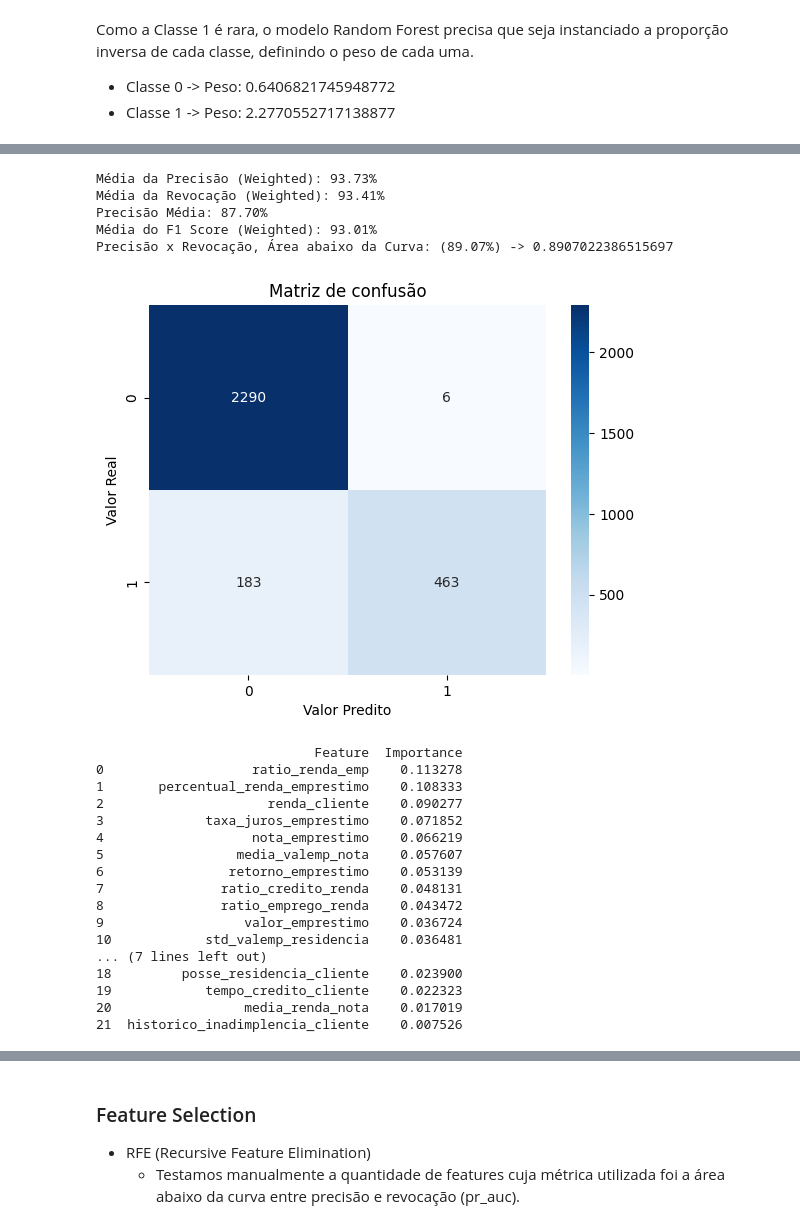
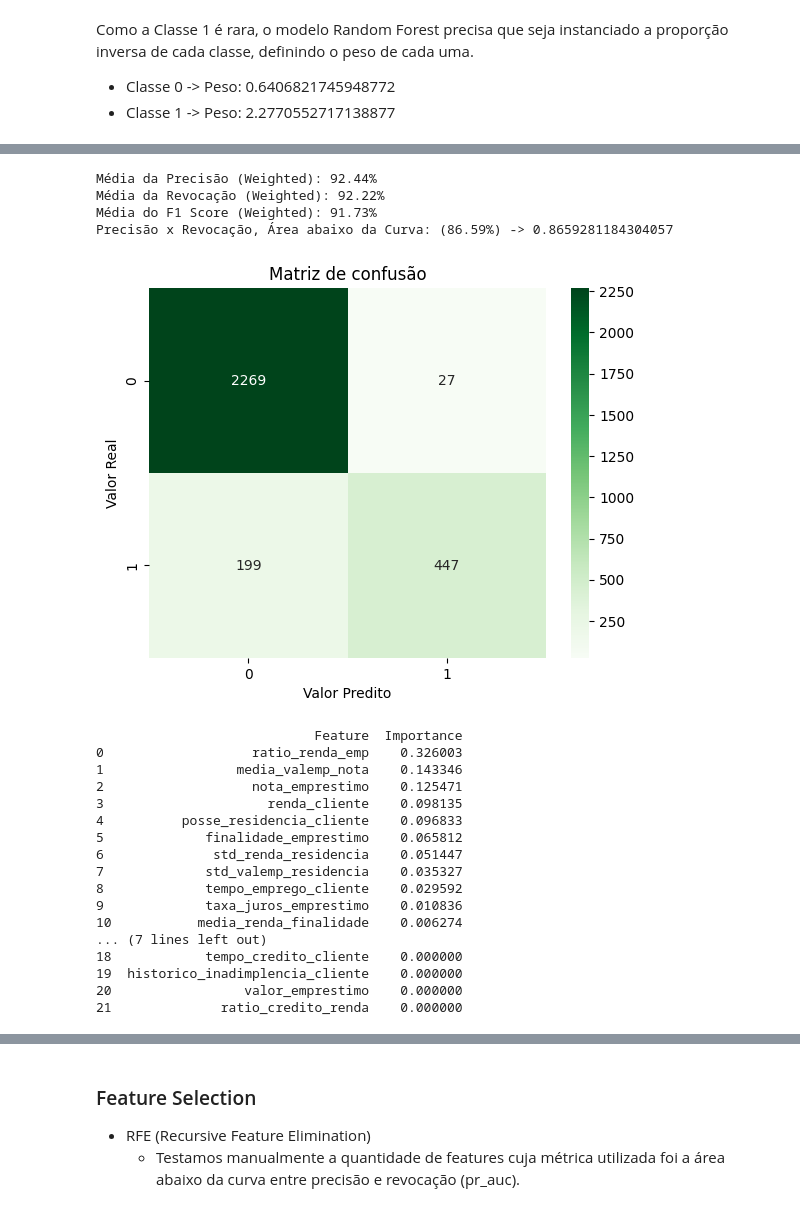
Before and after one commit to GBibiano/risco-credito, a Jupyter notebook: modelagem.ipynb, the cells around one changed output, grey strips where cells are left out. Drawn from its saved outputs; the diff is of its cells as text; code cells hidden in the pictures.

```diff
--- a/modelagem.ipynb
+++ b/modelagem.ipynb
@@ -292,13 +271,3 @@ df.head(15)
 | 13 | 26 | 108160 | Alugada | 4 | Educação | ... |
 | 14 | 23 | 115000 | Alugada | 2 | Educação | ... |
 15 rows × 23 columns
-# %%
-# instanciando o LabelEncoder
-label_encoder_residencia = LabelEncoder()
-label_encoder_finalidade_emp = LabelEncoder()
-label_encoder_nota_emprestimo = LabelEncoder()
-
-# encoding de features categóricas
-df.posse_residencia_cliente = label_encoder_residencia.fit_transform(df.posse_residencia_cliente)
-df.finalidade_emprestimo = label_encoder_finalidade_emp.fit_transform(df.finalidade_emprestimo)
-df.nota_emprestimo = label_encoder_nota_emprestimo.fit_transform(df.nota_emprestimo)
@@ -324,28 +331,27 @@ Como a Classe 1 é rara, o modelo Random Forest precisa que seja instanciado a p
 # %%
-randomforestclassifier = RandomForestClassifier(n_estimators=30, criterion="entropy", class_weight=pesos, random_state=47)
+gradientboostingclassifier = GradientBoostingClassifier(n_estimators=30, random_state=47)
 
-rf_treinado, _, _, _, _  = treinar_modelo(randomforestclassifier, X, y, True, True)
+gradientboost_treinado, _, _, _  = treinar_modelo(gradientboostingclassifier, X, y, True, True)
 # %% [output]
-Média da Precisão (Weighted): 93.73%
-Média da Revocação (Weighted): 93.41%
-Precisão Média: 87.70%
-Média do F1 Score (Weighted): 93.01%
-Precisão x Revocação, Área abaixo da Curva: (89.07%) -> 0.8907022386515697
+Média da Precisão (Weighted): 92.44%
+Média da Revocação (Weighted): 92.22%
+Média do F1 Score (Weighted): 91.73%
+Precisão x Revocação, Área abaixo da Curva: (86.59%) -> 0.8659281184304057
-[figure, old version]
+[figure, new version]
                             Feature  Importance
-0                   ratio_renda_emp    0.113278
-1       percentual_renda_emprestimo    0.108333
-2                     renda_cliente    0.090277
-3             taxa_juros_emprestimo    0.071852
-4                   nota_emprestimo    0.066219
-5                 media_valemp_nota    0.057607
-6                retorno_emprestimo    0.053139
-7               ratio_credito_renda    0.048131
-8               ratio_emprego_renda    0.043472
-9                  valor_emprestimo    0.036724
-10            std_valemp_residencia    0.036481
+0                   ratio_renda_emp    0.326003
+1                 media_valemp_nota    0.143346
+2                   nota_emprestimo    0.125471
+3                     renda_cliente    0.098135
+4          posse_residencia_cliente    0.096833
+5             finalidade_emprestimo    0.065812
+6              std_renda_residencia    0.051447
+7             std_valemp_residencia    0.035327
+8             tempo_emprego_cliente    0.029592
+9             taxa_juros_emprestimo    0.010836
+10           media_renda_finalidade    0.006274
 ... (7 lines left out)
-18         posse_residencia_cliente    0.023900
-19            tempo_credito_cliente    0.022323
-20                 media_renda_nota    0.017019
-21  historico_inadimplencia_cliente    0.007526
+18            tempo_credito_cliente    0.000000
+19  historico_inadimplencia_cliente    0.000000
+20                 valor_emprestimo    0.000000
+21              ratio_credito_renda    0.000000
```
Also changed, not shown: parts of 85 cells of this notebook.
